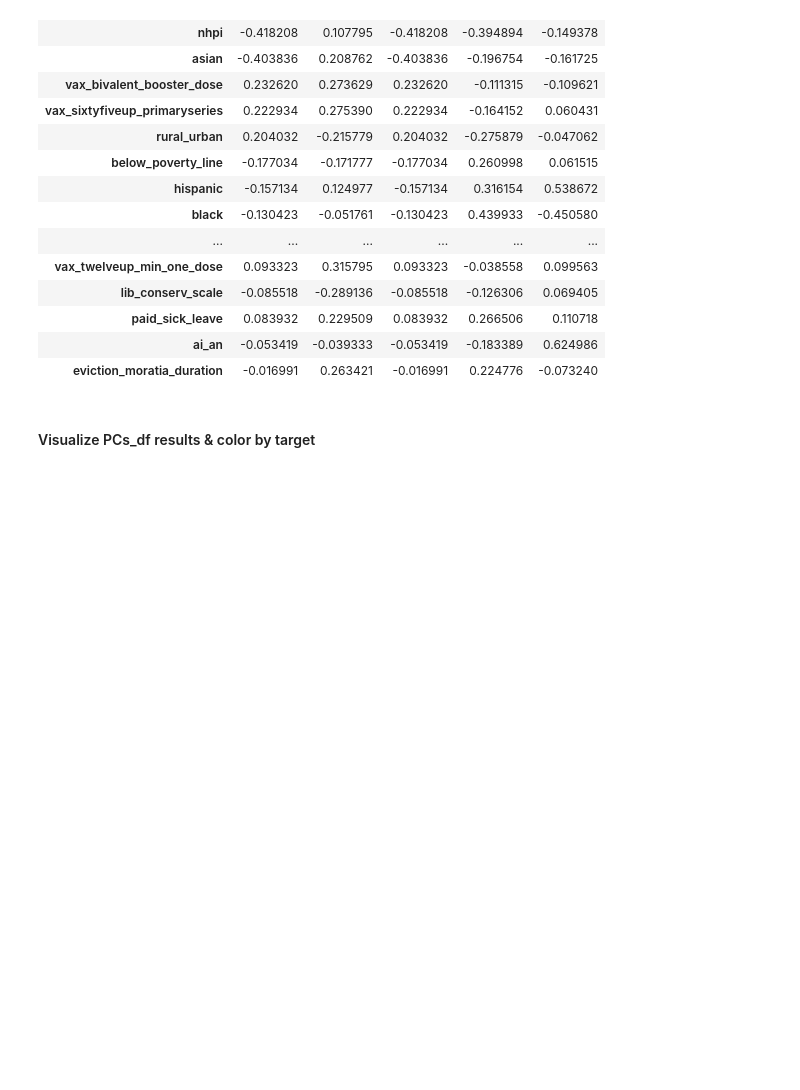
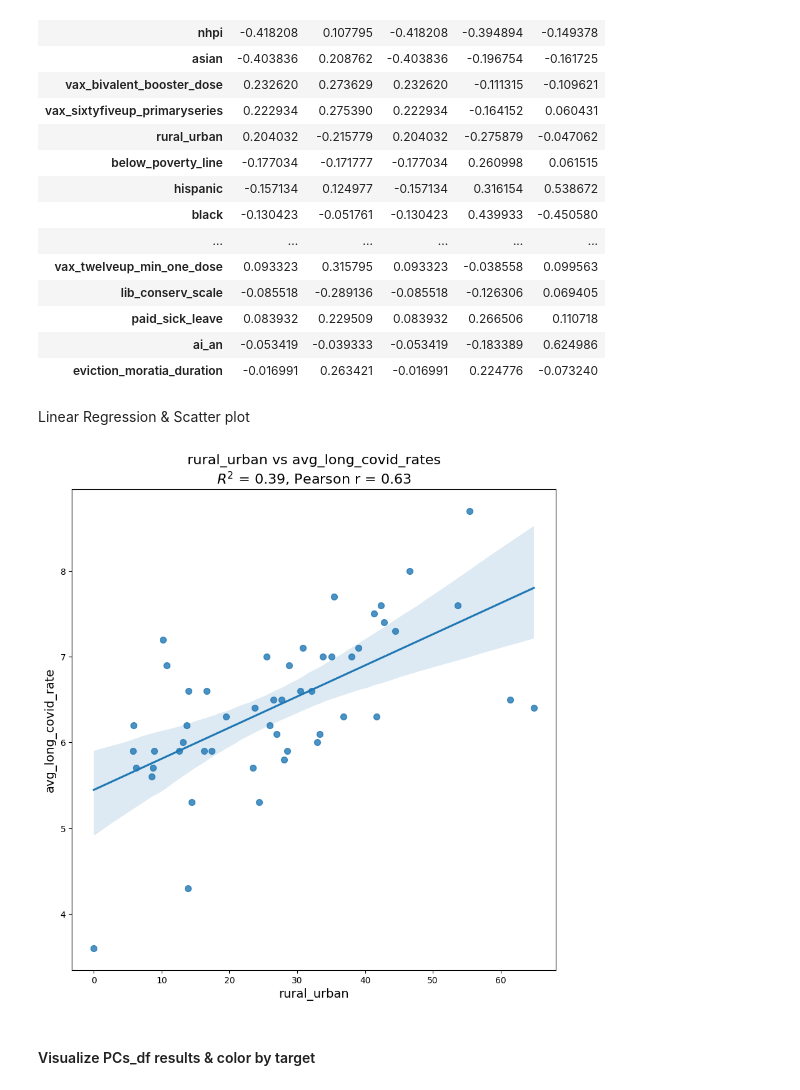
Before and after one commit to kristinachan/2024-08-02_longcovid_interstate, a Jupyter notebook: longcovid_interstate.ipynb, the cells around one changed output. Drawn from its saved outputs; the diff is of its cells as text; code cells hidden in the pictures; blank space fills up the shorter version.

```diff
--- a/longcovid_interstate.ipynb
+++ b/longcovid_interstate.ipynb
@@ -246,3 +247,61 @@ sorted_loadings_df[columns]
 | paid_sick_leave | 0.083932 | 0.229509 | 0.083932 | 0.266506 | 0.110718 |
 | ai_an | -0.053419 | -0.039333 | -0.053419 | -0.183389 | 0.624986 |
 | eviction_moratia_duration | -0.016991 | 0.263421 | -0.016991 | 0.224776 | -0.073240 |
+# %% [markdown]
+Linear Regression & Scatter plot
+# %%
+# x = 'vax_eighteenup_primaryseries'
+
+# plt.figure(figsize=(10,10))
+# plt.xlabel(f'{x}')
+# plt.ylabel('avg_long_covid_rate')
+# plt.title(f'{x} vs avg_long_covid_rates')
+# sc = plt.scatter(pca_df[f'{x}'],
+#                  pca_df['avg_long_covid_rate'])
+
+# plt.show()
+
+#^the abovoe code works for just the normal scattterplot without regression
+
+
+
+from sklearn.linear_model import LinearRegression
+from sklearn.metrics import r2_score
+
+# x = 'vax_eighteenup_primaryseries'
+# x = 'vax_fiveup_primaryseries'
+# x = 'vax_min_one_dose'
+
+# x = 'vax_bivalent_booster_dose'
+# x = 'vax_sixtyfiveup_primaryseries'
+x ='rural_urban'
+
+X = pca_df[[f'{x}']]  # Feature matrix (needs to be 2D for LinearRegression)
+y = pca_df['avg_long_covid_rate']
+
+model = LinearRegression()
+model.fit(X, y)
+
+# Predict y values
+y_pred = model.predict(X)
+
+# Calculate R^2 value
+r_squared = r2_score(y, y_pred)
+
+# Calculate Pearson correlation coefficient
+pearson_corr = np.corrcoef(pca_df[f'{x}'], pca_df['avg_long_covid_rate'])[0, 1]
+
+# Create the plot
+plt.figure(figsize=(10, 10))
+plt.xlabel(f'{x}', fontsize=14)
+plt.ylabel('avg_long_covid_rate', fontsize=14)
+plt.title(f'{x} vs avg_long_covid_rates\n$R^2$ = {r_squared:.2f}, Pearson r = {pearson_corr:.2f}', fontsize=16)
+
+# Scatter plot with a linear regression line
+sns.regplot(x=pca_df[f'{x}'],
+            y=pca_df['avg_long_covid_rate'],
+            scatter_kws={"s": 50})
+
+plt.show()
+# %% [output]
+[figure, added]
```
Also changed, not shown: parts of 3 cells of this notebook.
